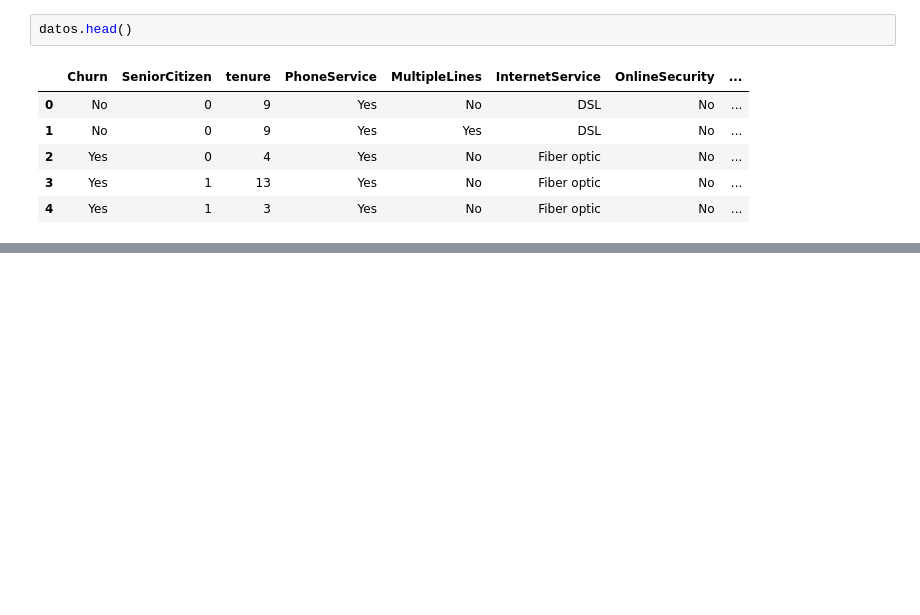
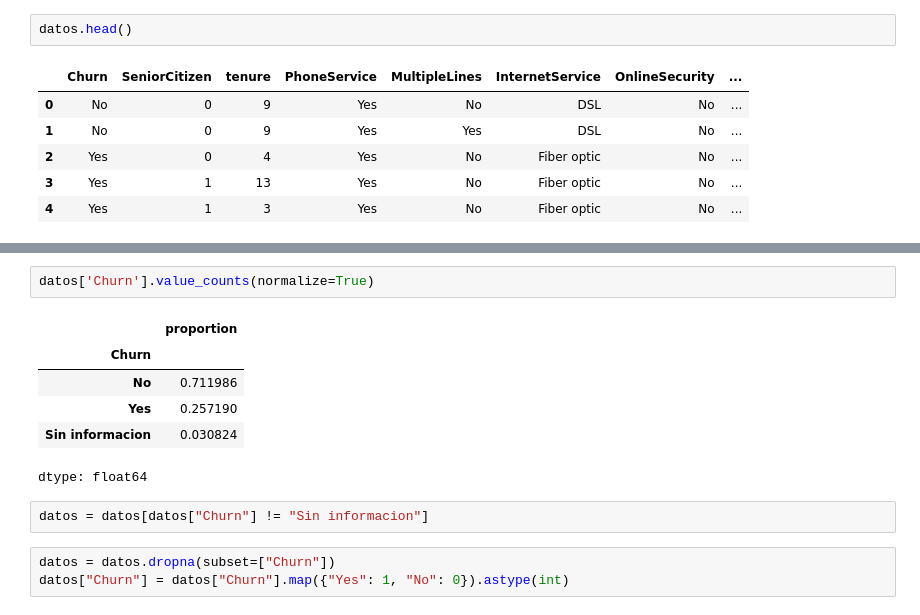
Before and after one commit to jpbasco/challengeTelecomX_Parte2, a Jupyter notebook: challengeTelecomX_Parte2.ipynb, the cells around one changed output, grey strips where cells are left out. Drawn from its saved outputs; the diff is of its cells as text; blank space fills up the shorter version.

```diff
--- a/challengeTelecomX_Parte2.ipynb
+++ b/challengeTelecomX_Parte2.ipynb
@@ -30,0 +107,14 @@ datos.head()
+# %%
+datos['Churn'].value_counts(normalize=True)
+# %% [output]
+|  | proportion |
+| Churn |  |
+| No | 0.711986 |
+| Yes | 0.257190 |
+| Sin informacion | 0.030824 |
+dtype: float64
+# %%
+datos = datos[datos["Churn"] != "Sin informacion"]
+# %%
+datos = datos.dropna(subset=["Churn"])
+datos["Churn"] = datos["Churn"].map({"Yes": 1, "No": 0}).astype(int)
```
Also changed, not shown: parts of 17 cells of this notebook.
